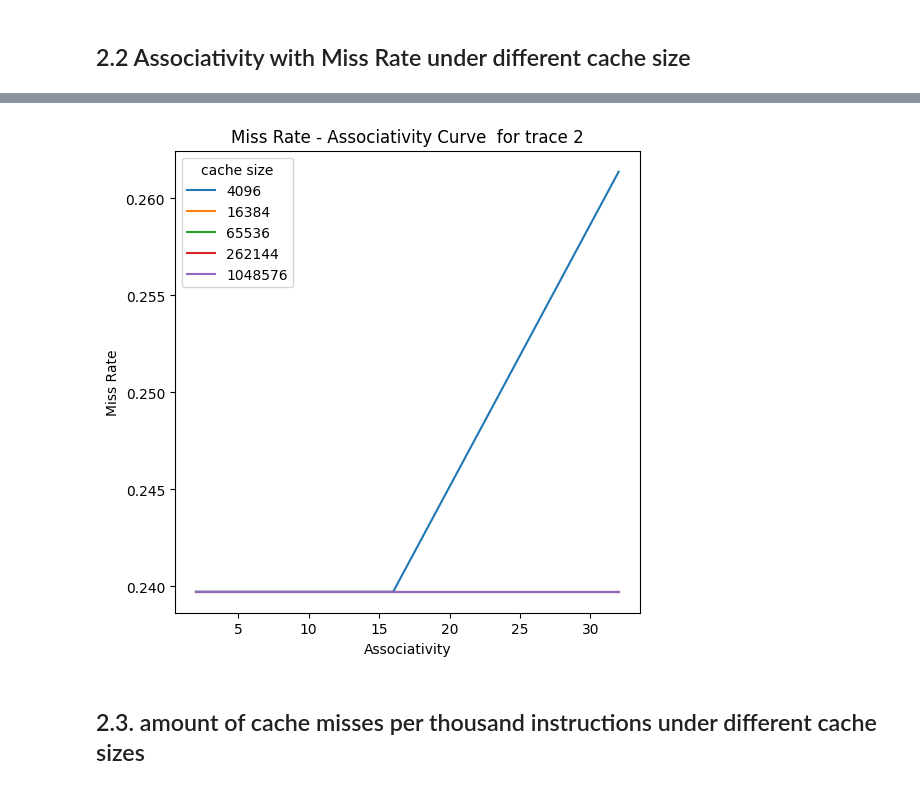
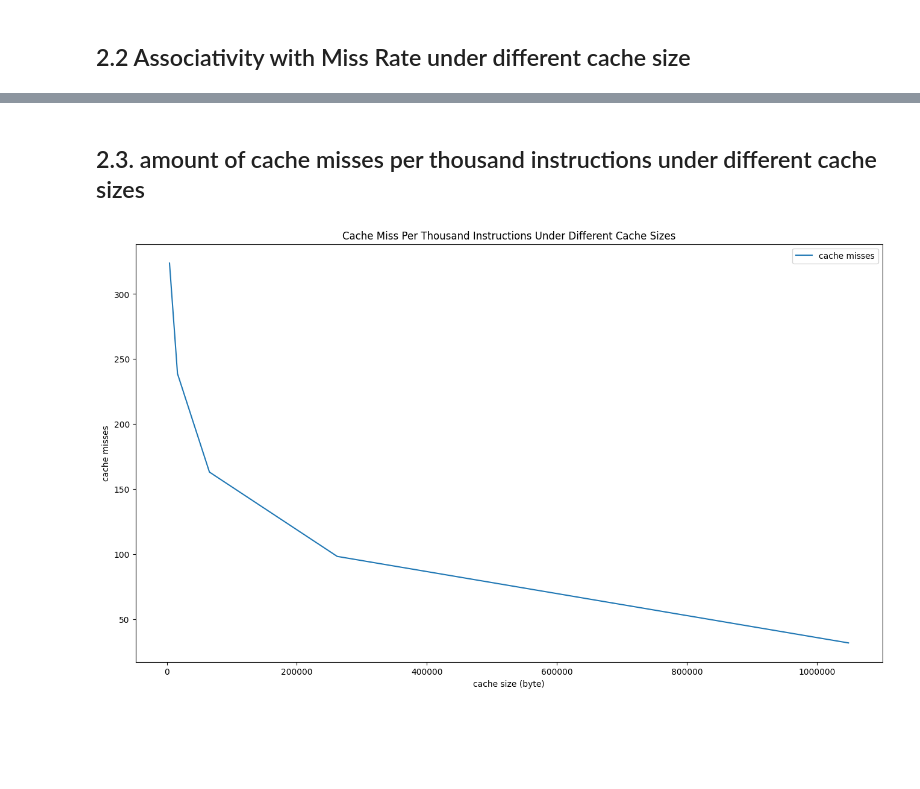
Before and after one commit to SP4595/CSC3050-project-3, a Jupyter notebook: analysis/analysis.ipynb, the cells around one changed output, grey strips where cells are left out. Drawn from its saved outputs; the diff is of its cells as text; code cells hidden in the pictures; blank space fills up the shorter version.

```diff
--- a/analysis/analysis.ipynb
+++ b/analysis/analysis.ipynb
@@ -115,6 +109,15 @@ plot_curve("Miss Rate - Associativity Curve  for trace 1", "Associativity", "Mis
-# %%
-plot_curve("Miss Rate - Associativity Curve  for trace 2", "Associativity", "Miss Rate", trace_2_list, cache_size_list)
-# %% [output]
-[figure, removed]
 # %% [markdown]
 ## 2.3. amount of cache misses per thousand instructions under different cache sizes
+# %%
+ydata = trace1.groupby("cacheSize").aggregate("mean").loc[:,"missRate"].to_numpy() * 1000
+xdata = cache_size_list
+plt.figure(figsize=(16,9))
+plt.title("Cache Miss Per Thousand Instructions Under Different Cache Sizes")
+plt.xlabel("cache size (byte)")
+plt.ylabel("cache misses")
+plt.ticklabel_format(style='plain', axis='x')
+plt.plot(xdata, ydata, label = "cache misses")
+plt.legend()
+plt.show()
+# %% [output]
+[figure, added]
```
Also changed, not shown: parts of 6 cells of this notebook, 52 other files.
